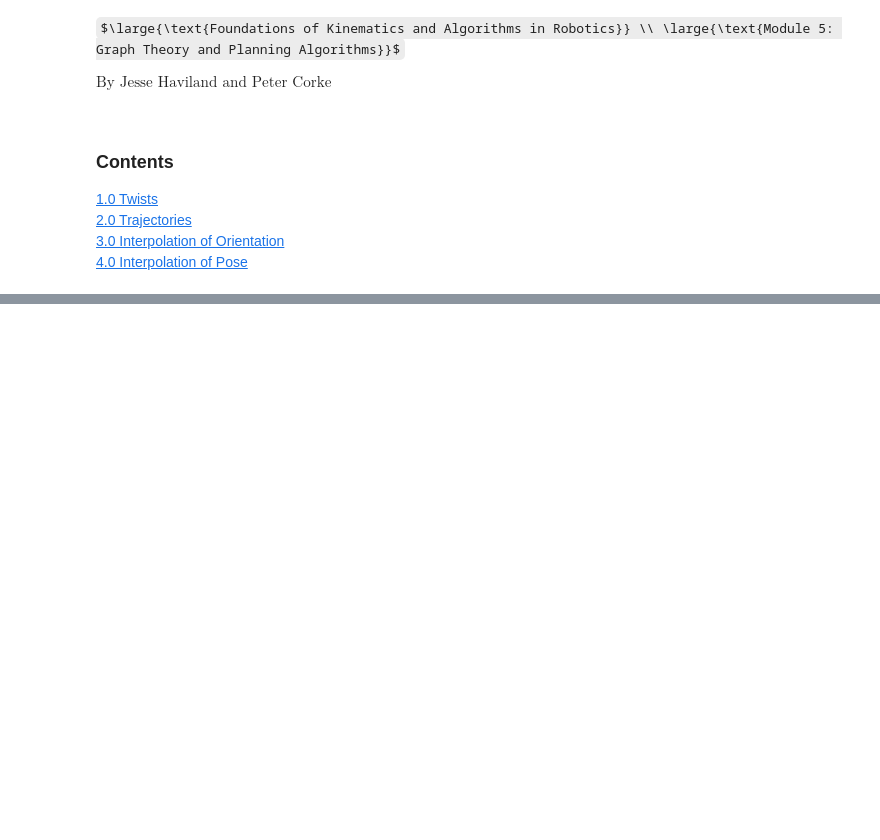
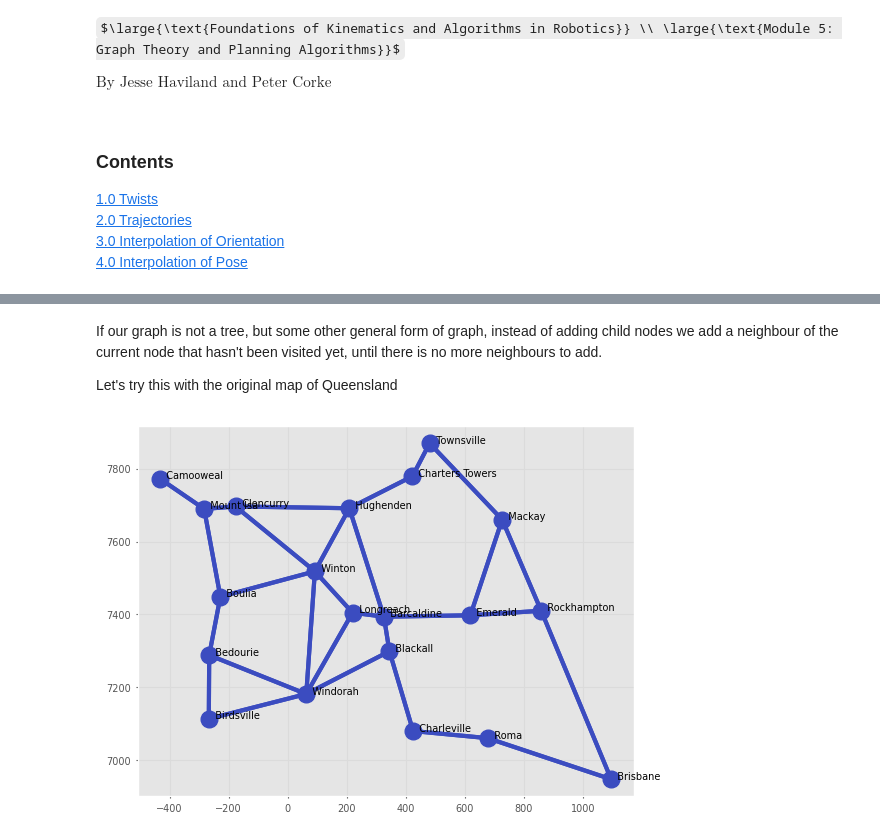
Before and after one commit to jhavl/spatialmathematics, a Jupyter notebook: 5 Graph Theory and Planning Algorithms.ipynb, the cells around one changed output, grey strips where cells are left out. Saved outputs shown, nothing was run; the diff lists cells and outputs as text; code cells hidden in the pictures; some formulas as TeX source; blank space fills up the shorter version.

```diff
--- a/5 Graph Theory and Planning Algorithms.ipynb
+++ b/5 Graph Theory and Planning Algorithms.ipynb
@@ -59,0 +590,8 @@ init_vprinting(use_latex='mathjax')
+# %% [markdown]
+If our graph is not a tree, but some other general form of graph, instead of adding child nodes we add a neighbour of the current node that hasn't been visited yet, until there is no more neighbours to add.
+
+Let's try this with the original map of Queensland
+# %%
+g.plot()
+# %% [output]
+[figure, added]
```
Also changed, not shown: parts of 96 cells of this notebook, 3 other files.
